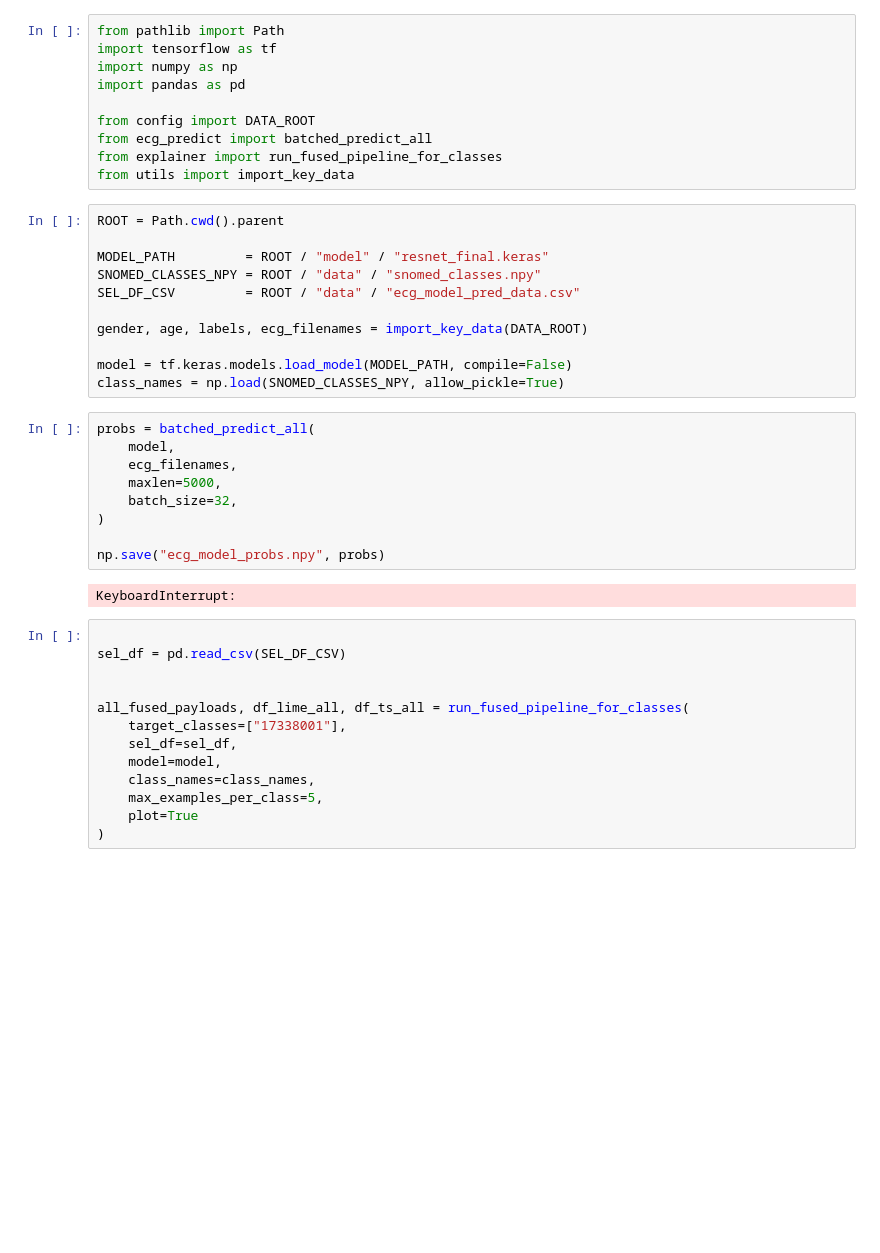
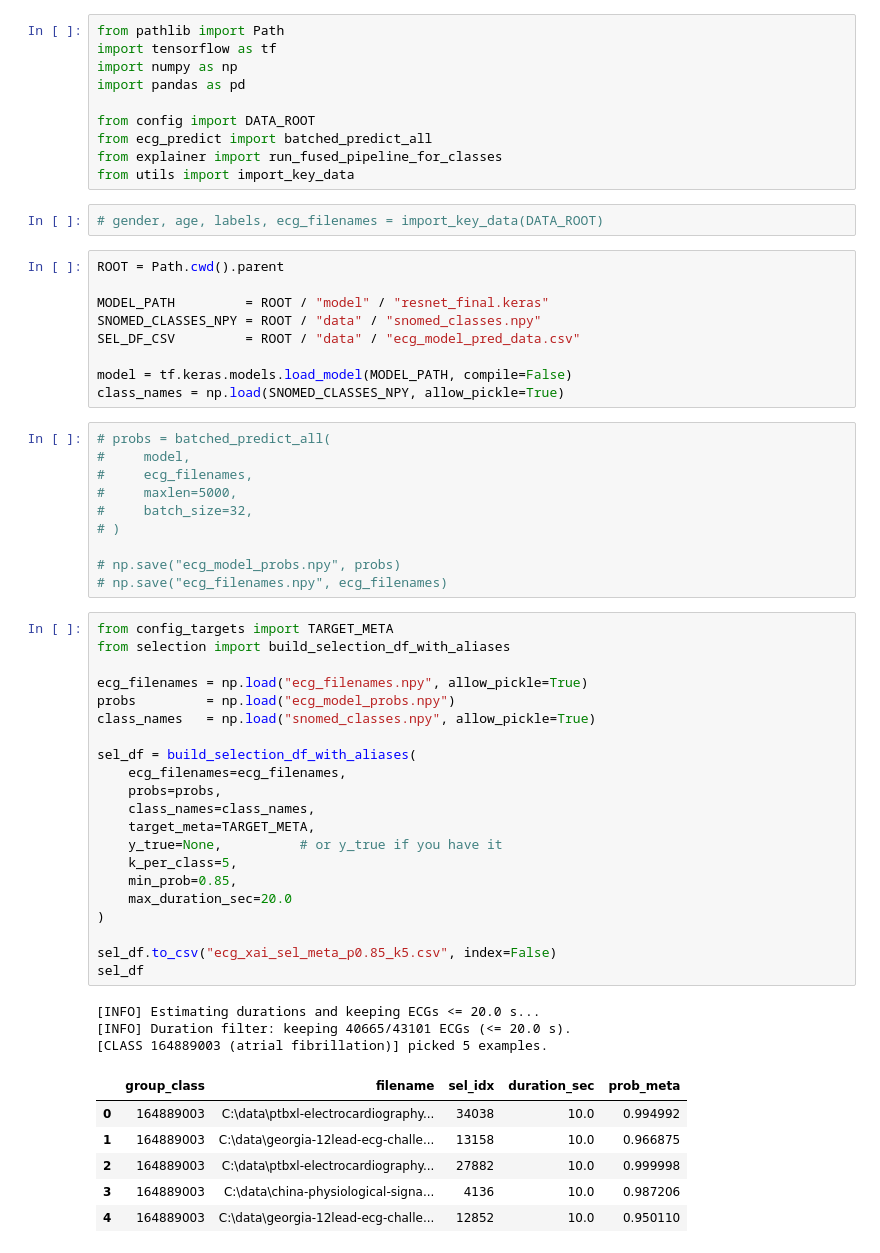
Before and after one commit to nareshwar/ecg-xai, a Jupyter notebook: notebook/ecg-xai.ipynb, the cells around one changed output. Drawn from its saved outputs; the diff is of its cells as text; blank space fills up the shorter version.

```diff
--- a/notebook/ecg-xai.ipynb
+++ b/notebook/ecg-xai.ipynb
@@ -8,6 +8,8 @@ from config import DATA_ROOT
 from ecg_predict import batched_predict_all
 from explainer import run_fused_pipeline_for_classes
 from utils import import_key_data
+# %%
+# gender, age, labels, ecg_filenames = import_key_data(DATA_ROOT)
 # %%
 ROOT = Path.cwd().parent
 
@@ -15,31 +17,46 @@ MODEL_PATH         = ROOT / "model" / "resnet_final.keras"
 SNOMED_CLASSES_NPY = ROOT / "data" / "snomed_classes.npy"
 SEL_DF_CSV         = ROOT / "data" / "ecg_model_pred_data.csv"
 
-gender, age, labels, ecg_filenames = import_key_data(DATA_ROOT)
-
 model = tf.keras.models.load_model(MODEL_PATH, compile=False)
 class_names = np.load(SNOMED_CLASSES_NPY, allow_pickle=True)
 # %%
-probs = batched_predict_all(
-    model,
-    ecg_filenames,
-    maxlen=5000,
-    batch_size=32,
-)
+# probs = batched_predict_all(
+#     model,
+#     ecg_filenames,
+#     maxlen=5000,
+#     batch_size=32,
+# )
 
-np.save("ecg_model_probs.npy", probs)
+# np.save("ecg_model_probs.npy", probs)
+# np.save("ecg_filenames.npy", ecg_filenames)
-# %% [output]
-KeyboardInterrupt:
-# %%
-
-sel_df = pd.read_csv(SEL_DF_CSV)
-
-
-all_fused_payloads, df_lime_all, df_ts_all = run_fused_pipeline_for_classes(
-    target_classes=["17338001"],
-    sel_df=sel_df,
-    model=model,
-    class_names=class_names,
-    max_examples_per_class=5,
-    plot=True
-)
+# %%
+from config_targets import TARGET_META
+from selection import build_selection_df_with_aliases
+
+ecg_filenames = np.load("ecg_filenames.npy", allow_pickle=True)
+probs         = np.load("ecg_model_probs.npy")
+class_names   = np.load("snomed_classes.npy", allow_pickle=True)
+
+sel_df = build_selection_df_with_aliases(
+    ecg_filenames=ecg_filenames,
+    probs=probs,
+    class_names=class_names,
+    target_meta=TARGET_META,
+    y_true=None,          # or y_true if you have it
+    k_per_class=5,
+    min_prob=0.85,
+    max_duration_sec=20.0
+)
+
+sel_df.to_csv("ecg_xai_sel_meta_p0.85_k5.csv", index=False)
+sel_df
+# %% [output]
+[INFO] Estimating durations and keeping ECGs <= 20.0 s...
+[INFO] Duration filter: keeping 40665/43101 ECGs (<= 20.0 s).
+[CLASS 164889003 (atrial fibrillation)] picked 5 examples.
+|  | group_class | filename | sel_idx | duration_sec | prob_meta |
+| 0 | 164889003 | C:\data\ptbxl-electrocardiography... | 34038 | 10.0 | 0.994992 |
+| 1 | 164889003 | C:\data\georgia-12lead-ecg-challe... | 13158 | 10.0 | 0.966875 |
+| 2 | 164889003 | C:\data\ptbxl-electrocardiography... | 27882 | 10.0 | 0.999998 |
+| 3 | 164889003 | C:\data\china-physiological-signa... | 4136 | 10.0 | 0.987206 |
+| 4 | 164889003 | C:\data\georgia-12lead-ecg-challe... | 12852 | 10.0 | 0.950110 |
```
Also changed, not shown: parts of 4 cells of this notebook, 7 other files.
